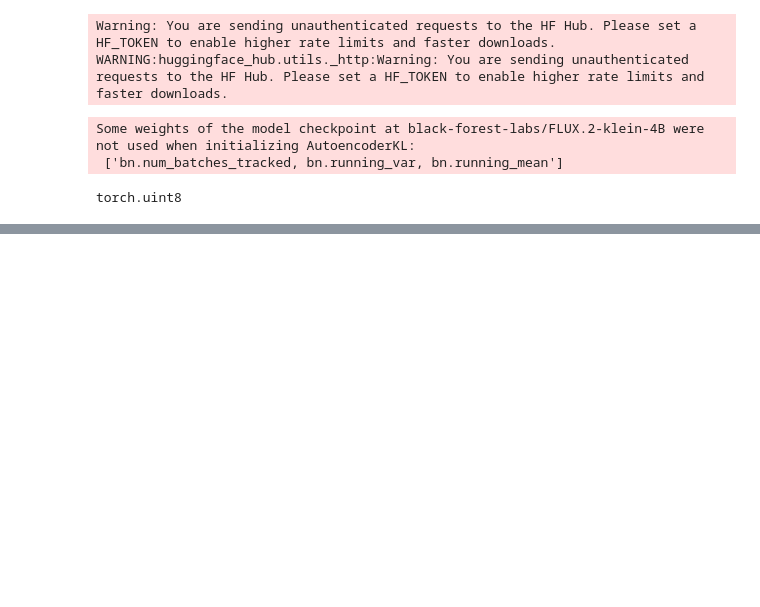
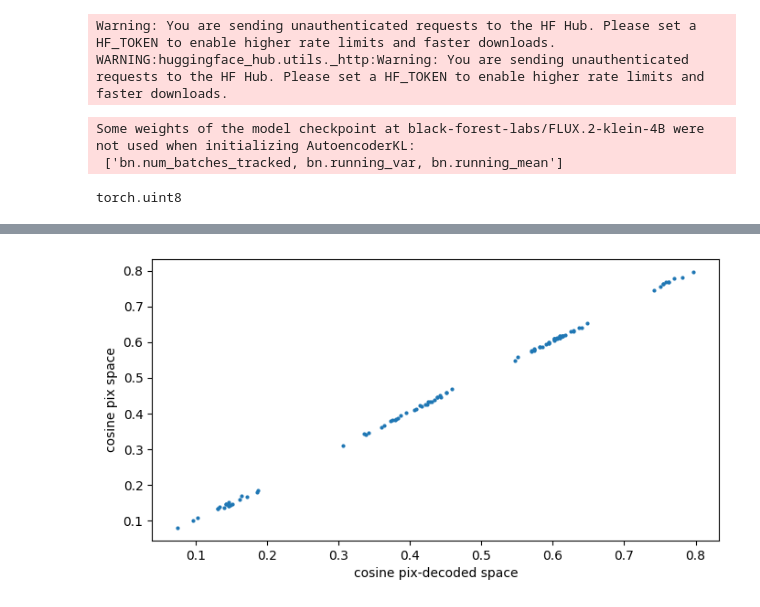
Before and after one commit to TheTrigun99/ProjectsDL, a Jupyter notebook: codingpapers/dataset.ipynb, the cells around one changed output, grey strips where cells are left out. Drawn from its saved outputs; the diff is of its cells as text; code cells hidden in the pictures; blank space fills up the shorter version.

```diff
--- a/codingpapers/dataset.ipynb
+++ b/codingpapers/dataset.ipynb
@@ -264,0 +282,8 @@ plt.show()
+# %%
+plt.figure(figsize=(8,4))
+plt.plot(aft, pix, "o", ms=2)
+plt.xlabel('cosine pix-decoded space')
+plt.ylabel("cosine pix space")
+plt.show()
+# %% [output]
+[figure, added]
```
Also changed, not shown: parts of 7 cells of this notebook, 3 other files.
